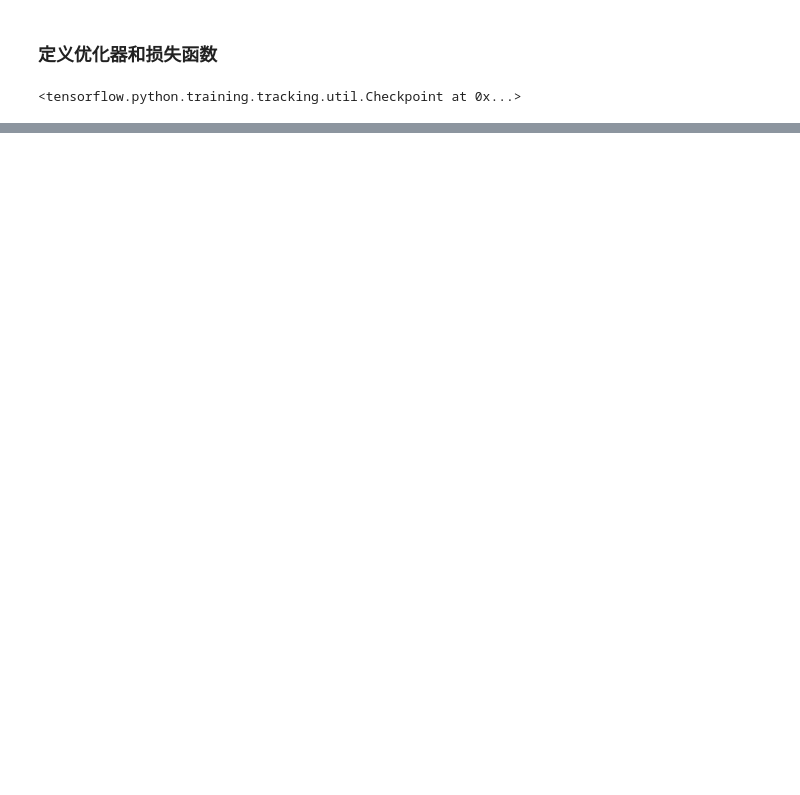
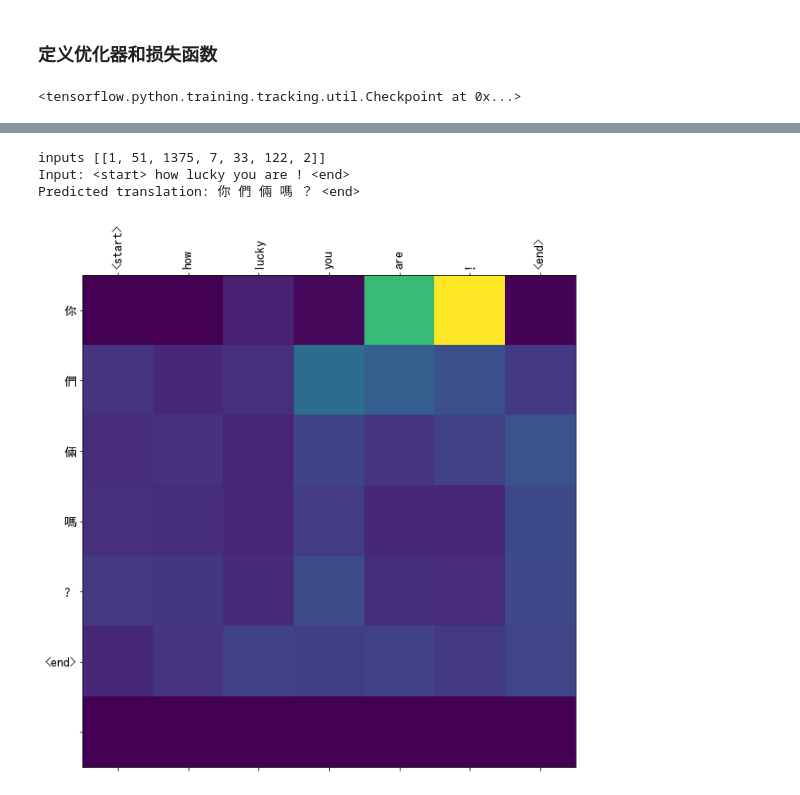
Before and after one commit to taichuai/d2l_zh_tensorflow2.0, a Jupyter notebook: 10.9 编码器—解码器（seq2seq）.ipynb, the cells around one changed output, grey strips where cells are left out. Saved outputs shown, nothing was run; the diff lists cells and outputs as text; code cells hidden in the pictures; blank space fills up the shorter version.

```diff
--- a/10.9 编码器—解码器（seq2seq）.ipynb
+++ b/10.9 编码器—解码器（seq2seq）.ipynb
@@ -404,0 +516,7 @@ Epoch 2 Batch 100 Loss 0.8504
+# %%
+translate('<start> how lucky you are ! <end>')
+# %% [output]
+inputs [[1, 51, 1375, 7, 33, 122, 2]]
+Input: <start> how lucky you are ! <end>
+Predicted translation: 你 們 倆 嗎 ？ <end>
+[figure, added]
```
Also changed, not shown: parts of 20 cells of this notebook.
